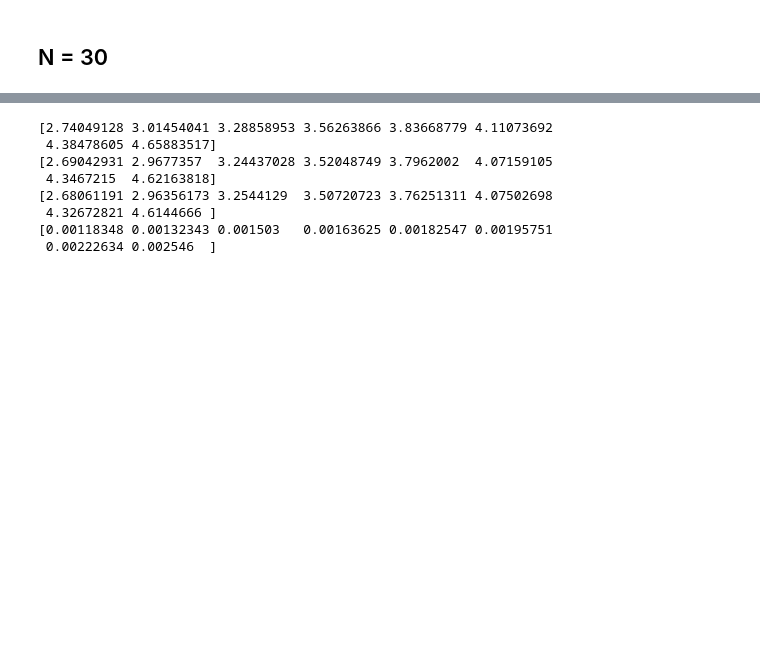
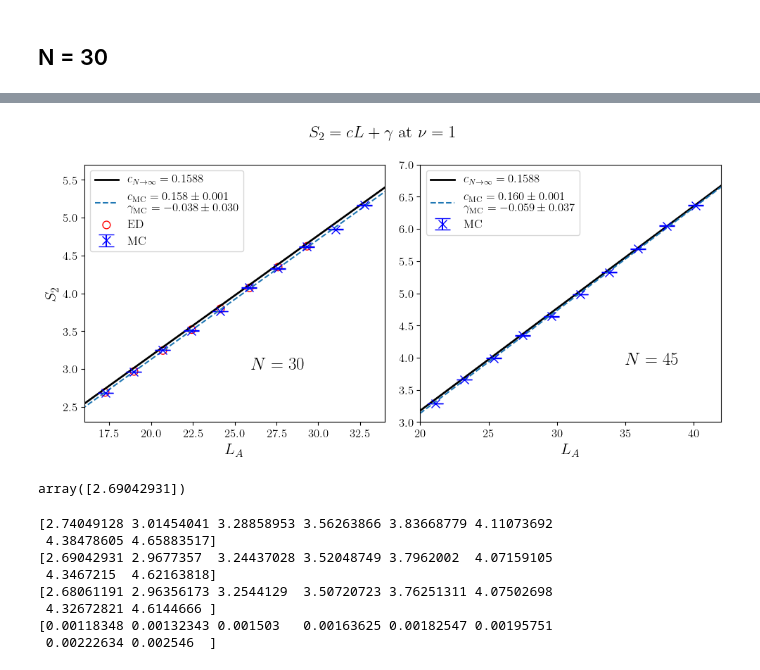
Before and after one commit to cristivoinea/MonteCarlo, a Jupyter notebook: results_IQHE.ipynb, the cells around one changed output, grey strips where cells are left out. Cells and saved outputs as stored; diff of their text form; code cells hidden in the pictures; blank space fills up the shorter version.

```diff
--- a/results_IQHE.ipynb
+++ b/results_IQHE.ipynb
@@ -306 +299,38 @@ scaling coeff 0.15918685062540616 +- 0.001279760903455818
+# %%
+popt_30, pcov_30 = np.polyfit(boundaries_30[1:], S2_30[1:,0], 1, cov=True, w=1/S2_30[1:,1])
+popt_45, pcov_45 = np.polyfit(boundaries_45[1:], S2_45[1:,0], 1, cov=True, w=1/S2_45[1:,1])
+x_fit = np.linspace(0, 100, 10, endpoint=True)
+y_fit_30 = popt_30[0]*x_fit + popt_30[1]
+y_fit_45 = popt_45[0]*x_fit + popt_45[1]
+# %%
+fig,ax = plt.subplots(1,2, figsize=(10,5))
+fig.suptitle("$S_{2} = cL + \\gamma$ at $\\nu = 1$", va='top')
+
+ax[0].plot(x_th,S_th, c='black', linewidth=2, label='$c_{N \\to \\infty} = 0.1588$')
+ax[0].errorbar(boundaries_30,S2_30[:,0],S2_30[:,1],color='blue', marker='x', markersize=9,
+             linestyle='none', capsize=8, label='MC')
+ax[0].plot(x_fit, y_fit_30, '--',
+           label='$c_\\mathrm{MC}$ '+f'$ = {popt_30[0]:.3f} \\pm {np.sqrt(pcov_30[0,0]):.3f}$ \n'+'$\\gamma_\\mathrm{MC}$ '+f'$ = {popt_30[1]:.3f} \\pm {np.sqrt(pcov_30[1,1]):.3f}$')
+ax[0].scatter(boundaries_30[0:8],S_ED,color='red', marker='o', s=60, facecolor='none', label='ED')
+ax[0].set_xlim(16,34)
+ax[0].set_ylim(2.3, 5.7)
+ax[0].text(x=26, y=3, s='$N=30$', fontsize=18)
+ax[0].legend()
+ax[0].set_xlabel('$L_{A}$')
+ax[0].set_ylabel('$S_{2}$')
+
+ax[1].plot(x_th,S_th, c='black', linewidth=2, label='$c_{N \\to \\infty} = 0.1588$')
+ax[1].errorbar(boundaries_45,S2_45[:,0],S2_45[:,1],color='blue', marker='x', markersize=9,
+             linestyle='none', capsize=8, label='MC')
+ax[1].plot(x_fit, y_fit_45, '--',
+            label='$c_\\mathrm{MC}$ '+f'$ = {popt_45[0]:.3f} \\pm {np.sqrt(pcov_45[0,0]):.3f}$ \n'+'$\\gamma_\\mathrm{MC}$ '+f'$ = {popt_45[1]:.3f} \\pm {np.sqrt(pcov_45[1,1]):.3f}$')
+ax[1].set_xlim(20,42)
+ax[1].set_ylim(3,7)
+ax[1].text(x=35, y=3.9, s='$N=45$', fontsize=18)
+ax[1].set_xlabel('$L_{A}$')
+ax[1].legend()
+fig.tight_layout(pad=1)
+fig.savefig("v=1 n=30,45.jpeg", dpi=350)
+# %% [output]
+[figure, added]
 # %%
@@ -316,6 +348,10 @@ for i in range(l.size):
     re = np.real(matrix)
     e, _ = np.linalg.eigh(re)
     S_ED[i] = -np.sum(np.log(e**2 + (1-e)**2))
+# %%
+S_ED
+# %% [output]
+array([2.69042931])
 # %%
 print(.15884297*l)
 print(S_ED)
```
Also changed, not shown: parts of 10 cells of this notebook, 2 other files.
